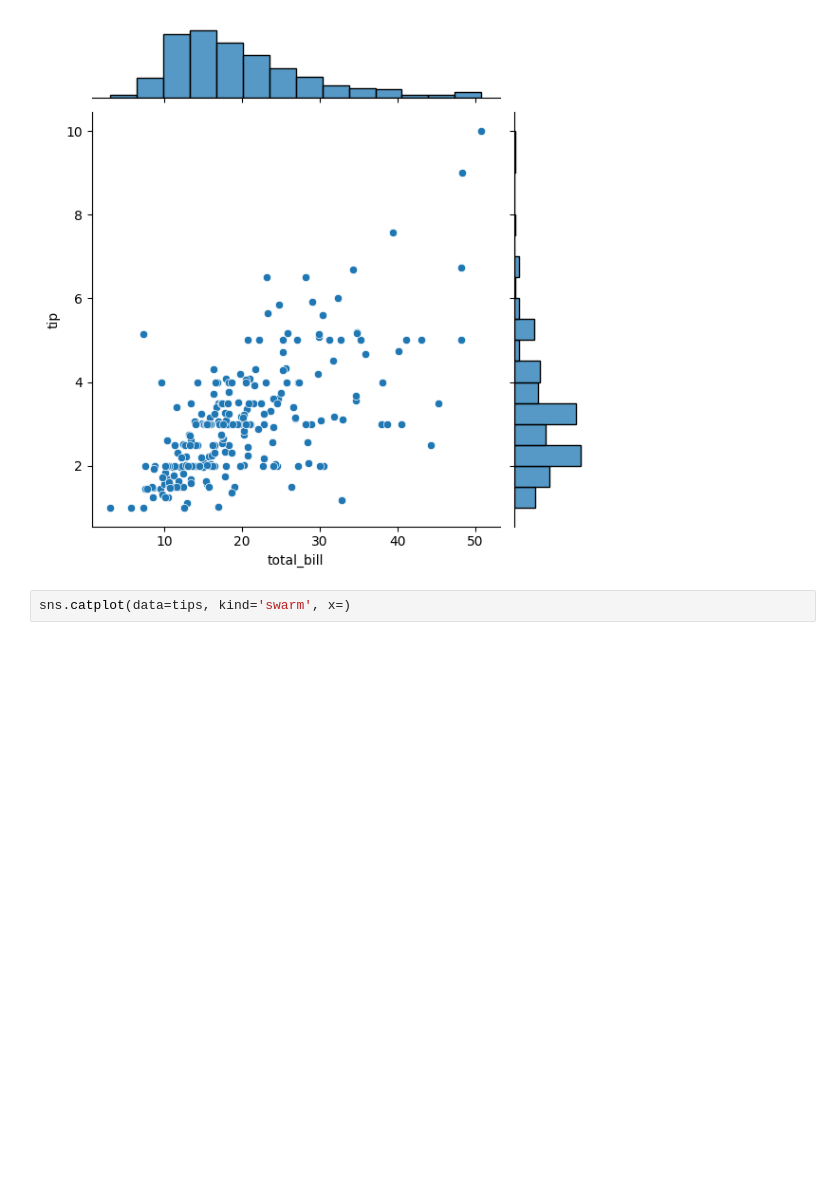
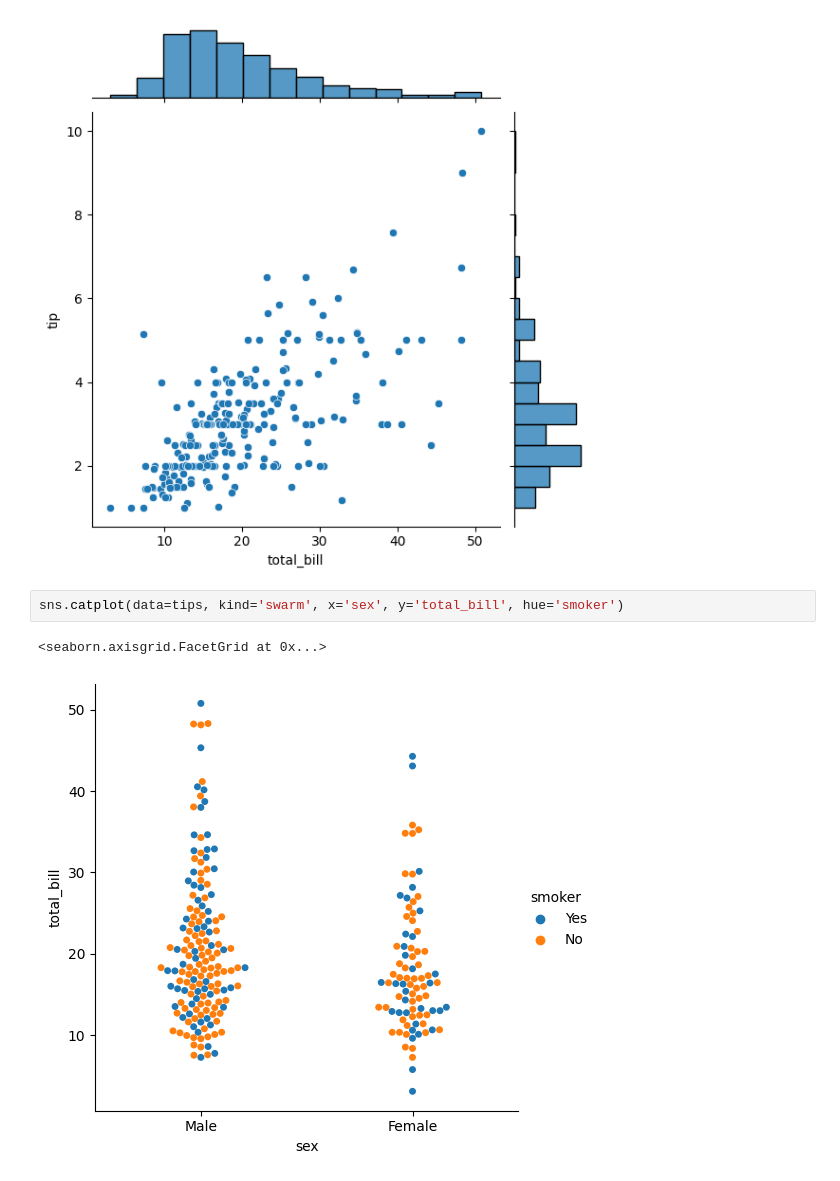
Before and after one commit to Poydd/Digipodium-DataScience, a Jupyter notebook: data analysis/graphs1.ipynb, the cells around one changed output. Saved outputs shown, nothing was run; the diff lists cells and outputs as text; blank space fills up the shorter version.

Commit message:
graph

```diff
--- a/data analysis/graphs1.ipynb
+++ b/data analysis/graphs1.ipynb
@@ -94,4 +94,7 @@ sns.jointplot(data=tips, x='total_bill', y='tip')
 <seaborn.axisgrid.JointGrid at 0x...>
 [figure]
 # %%
-sns.catplot(data=tips, kind='swarm', x=)
+sns.catplot(data=tips, kind='swarm', x='sex', y='total_bill', hue='smoker')
+# %% [output]
+<seaborn.axisgrid.FacetGrid at 0x...>
+[figure, added]
```
Also changed, not shown: parts of 7 cells of this notebook.
